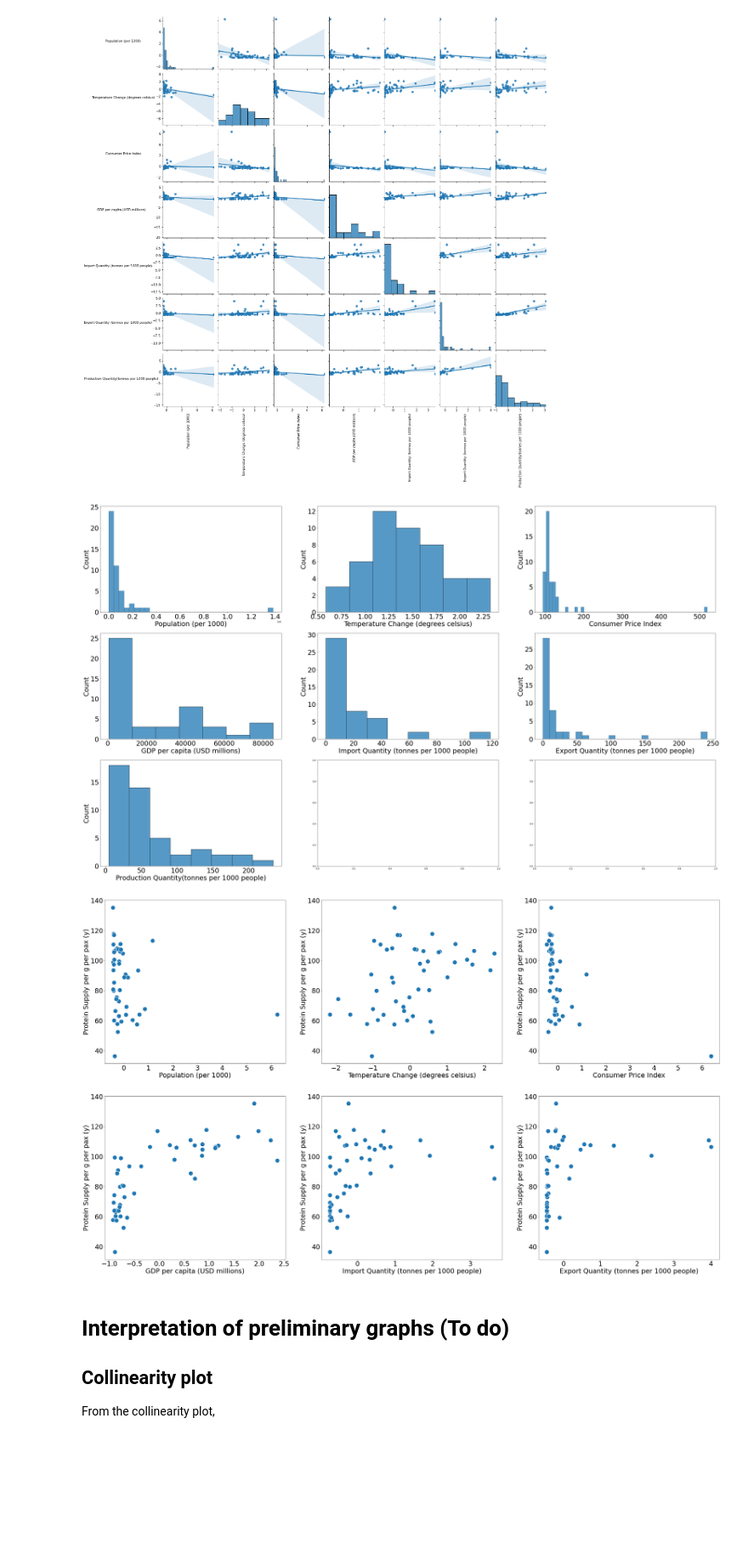
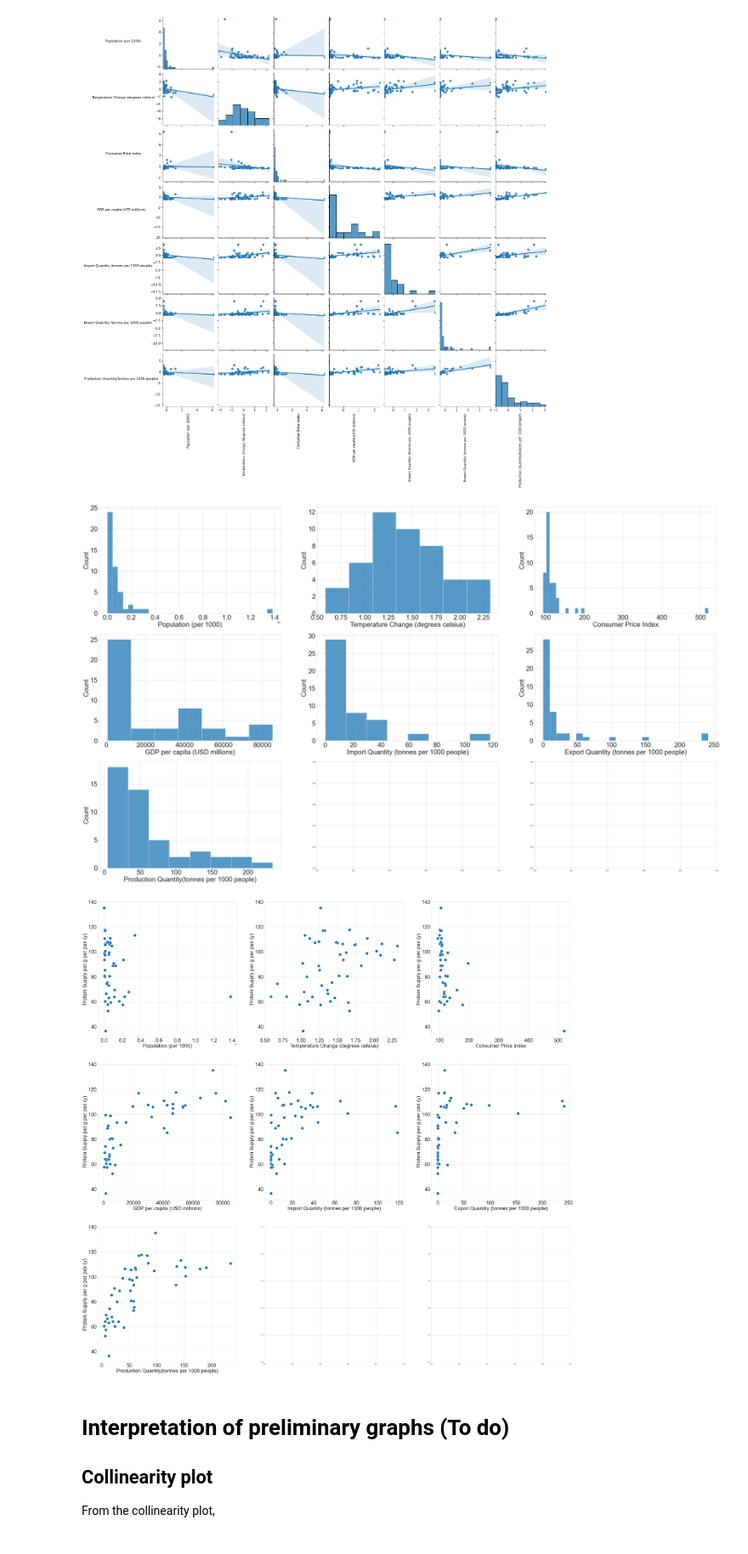
Before and after one commit to Derpythederp/Term-3-2D-DDW-, a Jupyter notebook: 2D Group 2 Task 3 old.ipynb, the cells around one changed output. Shown at 85% size. Drawn from its saved outputs; the diff is of its cells as text; code cells hidden in the pictures; blank space fills up the shorter version.

```diff
--- a/2D Group 2 Task 3 (DDW).ipynb
+++ b/2D Group 2 Task 3 old.ipynb
@@ -394,6 +394,7 @@ for ax in pairplt.axes.flatten():
 [figure]
 # %%
 # Visualize Data - Predictor histograms
+sns.set_style("whitegrid")
 height, width = (30, 50)
 font_size = 30
 predictors = df_features.columns
@@ -424,34 +425,43 @@ for histplt in histplt_list:
 fig.set_figheight(height)
 fig.set_figwidth(width)
 # %% [output]
-[figure, old version]
+[figure, new version]
 # %%
 # Visualize Data - Scatterplot: Y against various X
-height, width = (30, 50)
+height, width = (50, 50)
 font_size = 30
-predictors = df_features_norm.columns
-predictor_count = len(predictors)
+predictors = df_features.columns
 nrows = 2
-ncols = predictor_count // nrows
-fig, axs = plt.subplots(nrows=nrows, ncols=ncols)
+ncols = len(predictors) // nrows
+rem = len(predictors) % nrows
+fig, axs = plt.subplots(nrows=nrows + 1, ncols=ncols)
+scatplt_list = []
+point_size = 300
 
 
 for row_i in range(nrows):
     for col_i in range(ncols):
         curr_i = row_i * ncols + col_i
-        scatplt = sns.scatterplot(data=df_normalized, x=predictors[curr_i], y="Protein Supply per g per pax (y)" ,ax=axs[row_i, col_i], s=400)
-        scat_x = scatplt.xaxis
-        scat_y = scatplt.yaxis
+        scatplt_list.append(sns.scatterplot(data=df_aggregated, x=predictors[curr_i], y="Protein Supply per g per pax (y)" , ax=axs[row_i, col_i], s=point_size))
 
-        scat_x.label.set_size(font_size)
-        scat_y.label.set_size(font_size)
-        scat_x.set_tick_params(labelsize=font_size)
-        scat_y.set_tick_params(labelsize=font_size)
+for rem_i in range(rem):
+    curr_i = nrows * ncols + rem_i
+    scatplt_list.append(sns.scatterplot(data=df_aggregated, x=predictors[curr_i], y="Protein Supply per g per pax (y)", ax=axs[nrows, rem_i], s=point_size))
+
+
+for scatplt in scatplt_list:
+    scat_x = scatplt.xaxis
+    scat_y = scatplt.yaxis
+
+    scat_x.label.set_size(font_size)
+    scat_y.label.set_size(font_size)
+    scat_x.set_tick_params(labelsize=font_size)
+    scat_y.set_tick_params(labelsize=font_size)
 
 fig.set_figheight(height)
 fig.set_figwidth(width)
 # %% [output]
-[figure, old version]
+[figure, new version]
 # %% [markdown]
 <a id='interp'></a>
 # Interpretation of preliminary graphs (To do)
```
Also changed, not shown: parts of 18 cells of this notebook, 1 other file.
